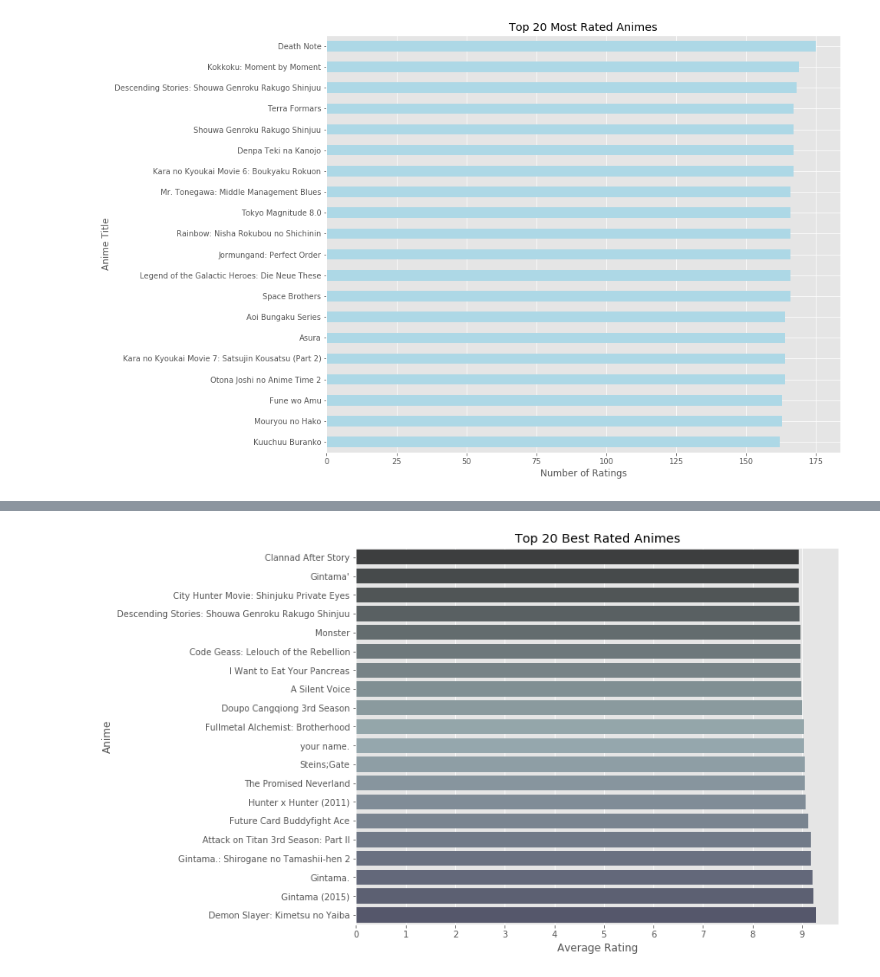
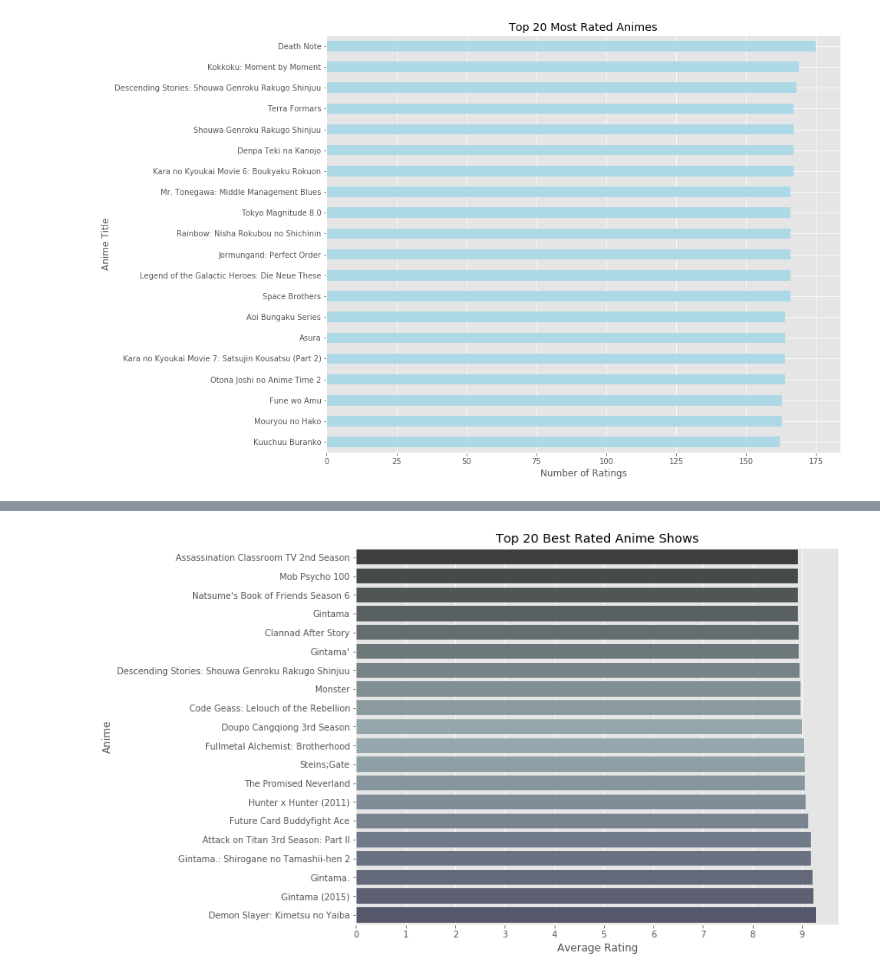
Before and after one commit to pauly51994/your_anime_recommender, a Jupyter notebook: EDA.ipynb, the cells around one changed output, grey strips where cells are left out. Drawn from its saved outputs; the diff is of its cells as text; code cells hidden in the pictures.

```diff
--- a/EDA.ipynb
+++ b/EDA.ipynb
@@ -98,9 +127,11 @@ plt.show()
 # %%
 # get only users that rated at least 5 animes
 rated_5 = only_rated_users.groupby('user').filter(lambda x: len(x) >= 5)
+# %%
+rated_shows = rated_5[rated_5.type.isin(['TV','Web'])]
 # %%
 # get the average of each anime's ratings
-avg_anime_ratings = rated_5.groupby('title').mean().sort_values(by='ratings')
+avg_anime_ratings = rated_shows.groupby('title').mean().sort_values(by='ratings')
 # %%
 avg_anime_ratings.tail(20)
 # %% [output]
@@ -125,10 +156,11 @@ avg_anime_ratings.tail(20)
 # %%
 plt.figure(figsize=(10,8))
 ax3 = sns.barplot(avg_anime_ratings.tail(20).ratings, avg_anime_ratings.tail(20).index, palette='bone_d')
 ax3.set_xlabel('Average Rating')
 ax3.set_ylabel('Anime')
-ax3.set_title('Top 20 Best Rated Animes')
+ax3.set_title('Top 20 Best Rated Anime Shows')
 ax3.set_xticks(range(10))
+# plt.savefig('top20_best.png')
 plt.show()
 # %% [output]
-[figure, old version]
+[figure, new version]
```
Also changed, not shown: parts of 11 cells of this notebook, 6 other files.
